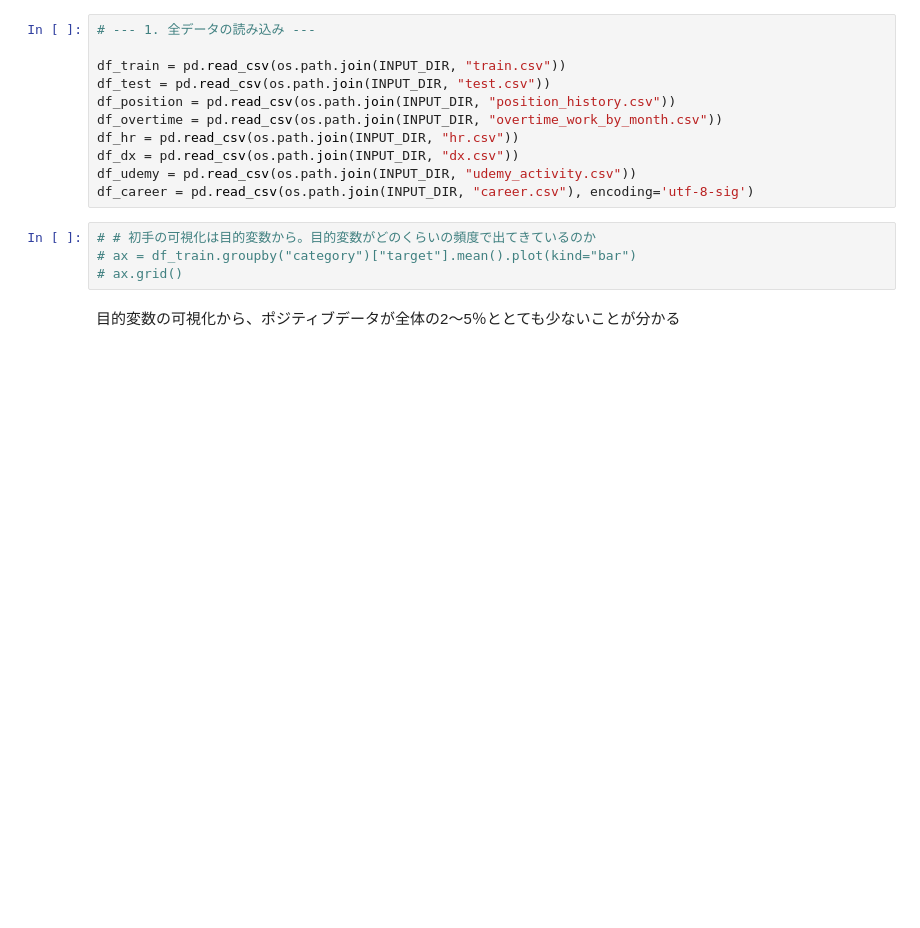
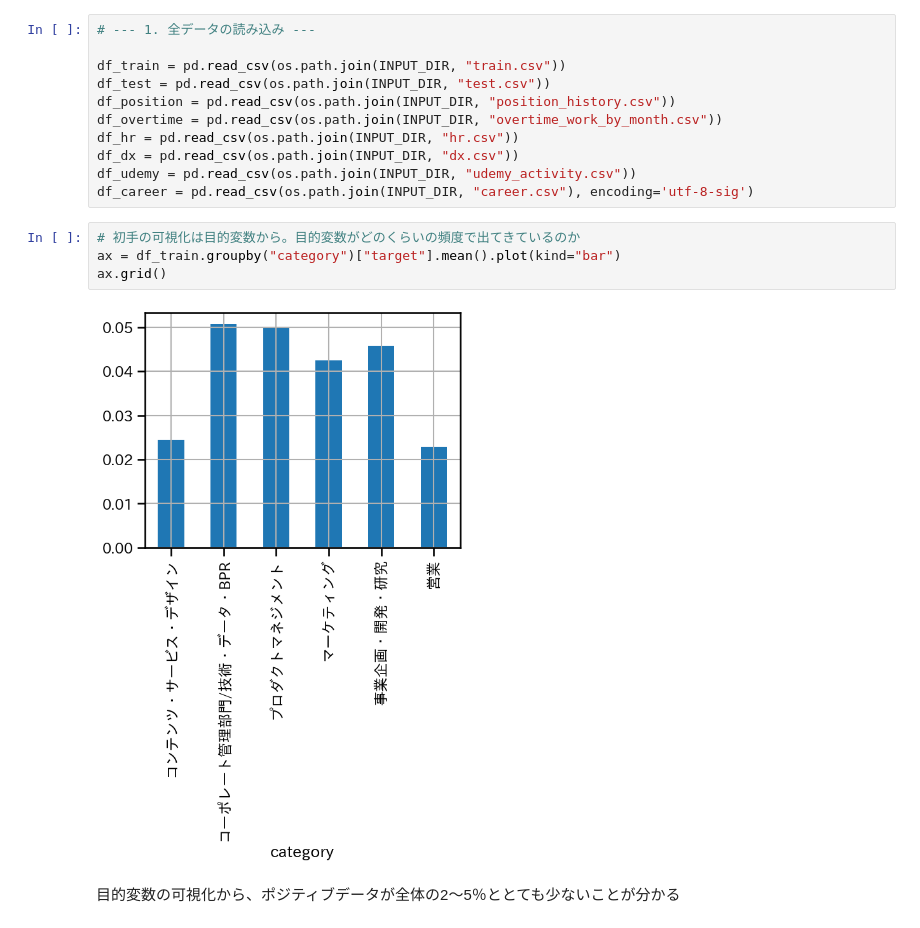
Before and after one commit to emon0415/atmaCup_20_250804, a Jupyter notebook: 250801ml.ipynb, the cells around one changed output. Cells and saved outputs as stored; diff of their text form; blank space fills up the shorter version.

```diff
--- a/250801ml.ipynb
+++ b/250801ml.ipynb
@@ -81,9 +81,11 @@ df_dx = pd.read_csv(os.path.join(INPUT_DIR, "dx.csv"))
 df_udemy = pd.read_csv(os.path.join(INPUT_DIR, "udemy_activity.csv"))
 df_career = pd.read_csv(os.path.join(INPUT_DIR, "career.csv"), encoding='utf-8-sig')
 # %%
-# # 初手の可視化は目的変数から。目的変数がどのくらいの頻度で出てきているのか
-# ax = df_train.groupby("category")["target"].mean().plot(kind="bar")
-# ax.grid()
+# 初手の可視化は目的変数から。目的変数がどのくらいの頻度で出てきているのか
+ax = df_train.groupby("category")["target"].mean().plot(kind="bar")
+ax.grid()
+# %% [output]
+[figure, added]
 # %% [markdown]
 目的変数の可視化から、ポジティブデータが全体の2～5％ととても少ないことが分かる
 # %%
```
Also changed, not shown: parts of 18 cells of this notebook.
